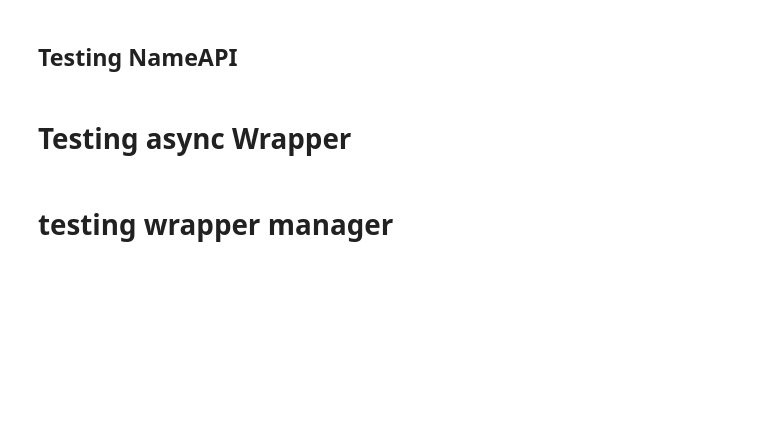
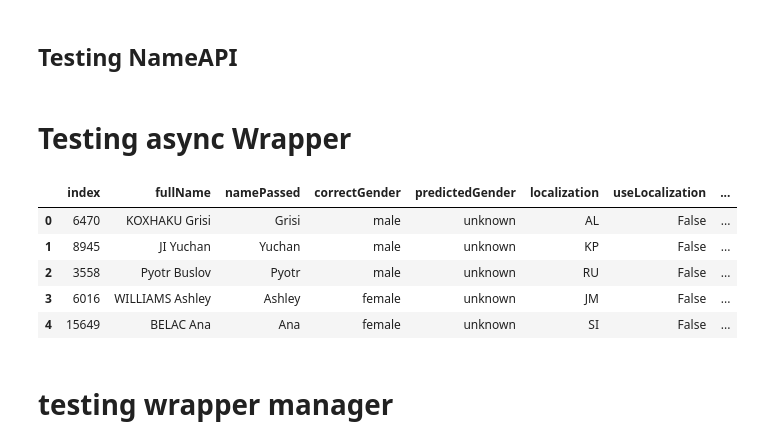
Before and after one commit to Briefgarde/name2genderresearch, a Jupyter notebook: notebooks/helpers/serviveHandlerTesting.ipynb, the cells around one changed output. Saved outputs shown, nothing was run; the diff lists cells and outputs as text; code cells hidden in the pictures; blank space fills up the shorter version.

```diff
--- a/notebooks/helpers/serviveHandlerTesting.ipynb
+++ b/notebooks/helpers/serviveHandlerTesting.ipynb
@@ -68,8 +65,8 @@ df
 # %% [markdown]
 # Testing async Wrapper
 # %%
-# genderize_io_wrapper = wrapper.GenderizeWrapper(df)
-# nameAPI_wrapper = wrapper.NameAPIWrapper(df)
-# namSor_wrapper = wrapper.NamSorWrapper(df)
-# genderCom_wrapper = wrapper.GenderAPI_com_Wrapper(df)
-# genderIO_wrapper = wrapper.GenderAPI_IO_Wrapper(df)
+genderize_io_wrapper = wrapper.GenderizeWrapper(df)
+nameAPI_wrapper = wrapper.NameAPIWrapper(df)
+namSor_wrapper = wrapper.NamSorWrapper(df)
+genderCom_wrapper = wrapper.GenderAPI_com_Wrapper(df)
+genderIO_wrapper = wrapper.GenderAPI_IO_Wrapper(df)
@@ -79,2 +73,13 @@ df
+# %%
+testign_result = await nameAPI_wrapper.get_prediction_async(useFullName=False)
+# %%
+testign_result
+# %% [output]
+|  | index | fullName | namePassed | correctGender | predictedGender | localization | useLocalization | ... |
+| 0 | 6470 | KOXHAKU Grisi | Grisi | male | unknown | AL | False | ... |
+| 1 | 8945 | JI Yuchan | Yuchan | male | unknown | KP | False | ... |
+| 2 | 3558 | Pyotr Buslov | Pyotr | male | unknown | RU | False | ... |
+| 3 | 6016 | WILLIAMS Ashley | Ashley | female | unknown | JM | False | ... |
+| 4 | 15649 | BELAC Ana | Ana | female | unknown | SI | False | ... |
 # %% [markdown]
 # testing wrapper manager
```
Also changed, not shown: parts of 11 cells of this notebook, 3 other files.
